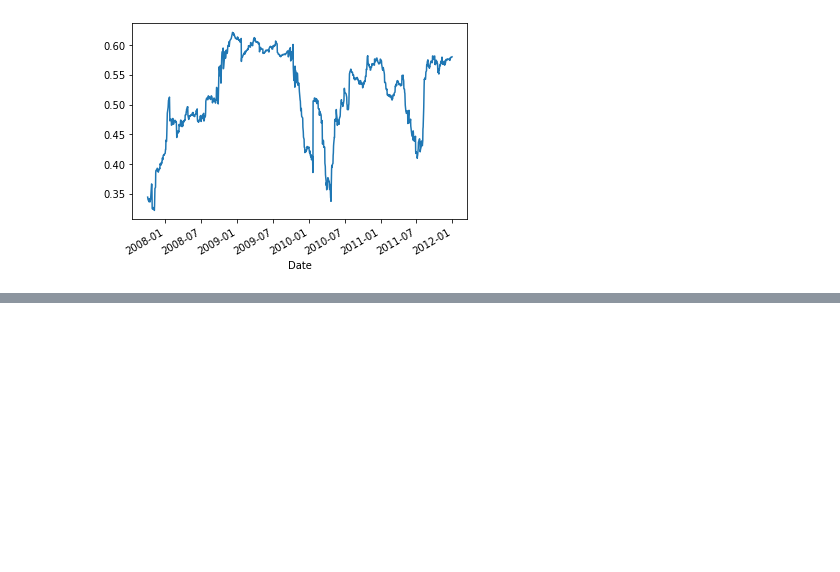
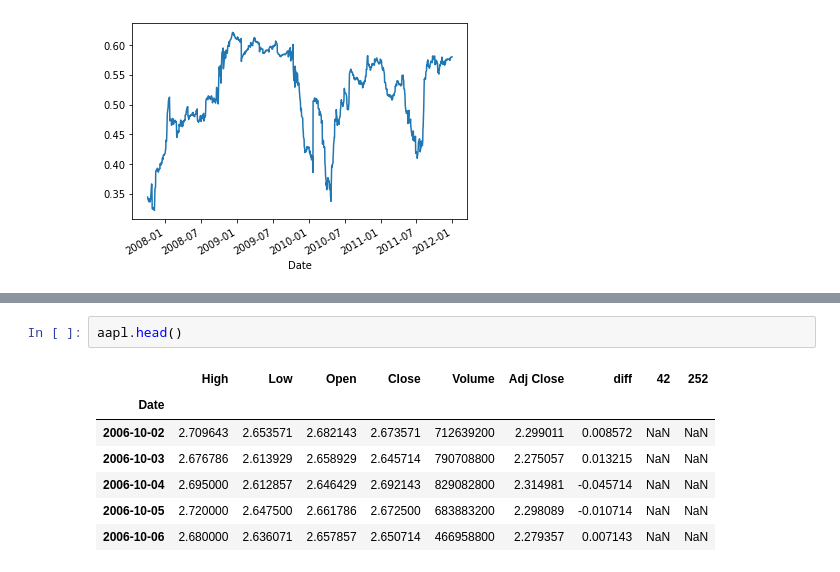
Before and after one commit to aditya172926/Bots, a Jupyter notebook: TradBot.ipynb, the cells around one changed output, grey strips where cells are left out. Drawn from its saved outputs; the diff is of its cells as text; blank space fills up the shorter version.

```diff
--- a/TradBot.ipynb
+++ b/TradBot.ipynb
@@ -891,0 +920,10 @@ Another example of this strategy <b>besides mean reversion strategy</b> is the <
+# %%
+aapl.head()
+# %% [output]
+|  | High | Low | Open | Close | Volume | Adj Close | diff | 42 | 252 |
+| Date |  |  |  |  |  |  |  |  |  |
+| 2006-10-02 | 2.709643 | 2.653571 | 2.682143 | 2.673571 | 712639200 | 2.299011 | 0.008572 | NaN | NaN |
+| 2006-10-03 | 2.676786 | 2.613929 | 2.658929 | 2.645714 | 790708800 | 2.275057 | 0.013215 | NaN | NaN |
+| 2006-10-04 | 2.695000 | 2.612857 | 2.646429 | 2.692143 | 829082800 | 2.314981 | -0.045714 | NaN | NaN |
+| 2006-10-05 | 2.720000 | 2.647500 | 2.661786 | 2.672500 | 683883200 | 2.298089 | -0.010714 | NaN | NaN |
+| 2006-10-06 | 2.680000 | 2.636071 | 2.657857 | 2.650714 | 466958800 | 2.279357 | 0.007143 | NaN | NaN |
```
Also changed, not shown: parts of 8 cells of this notebook, 1 other file.
